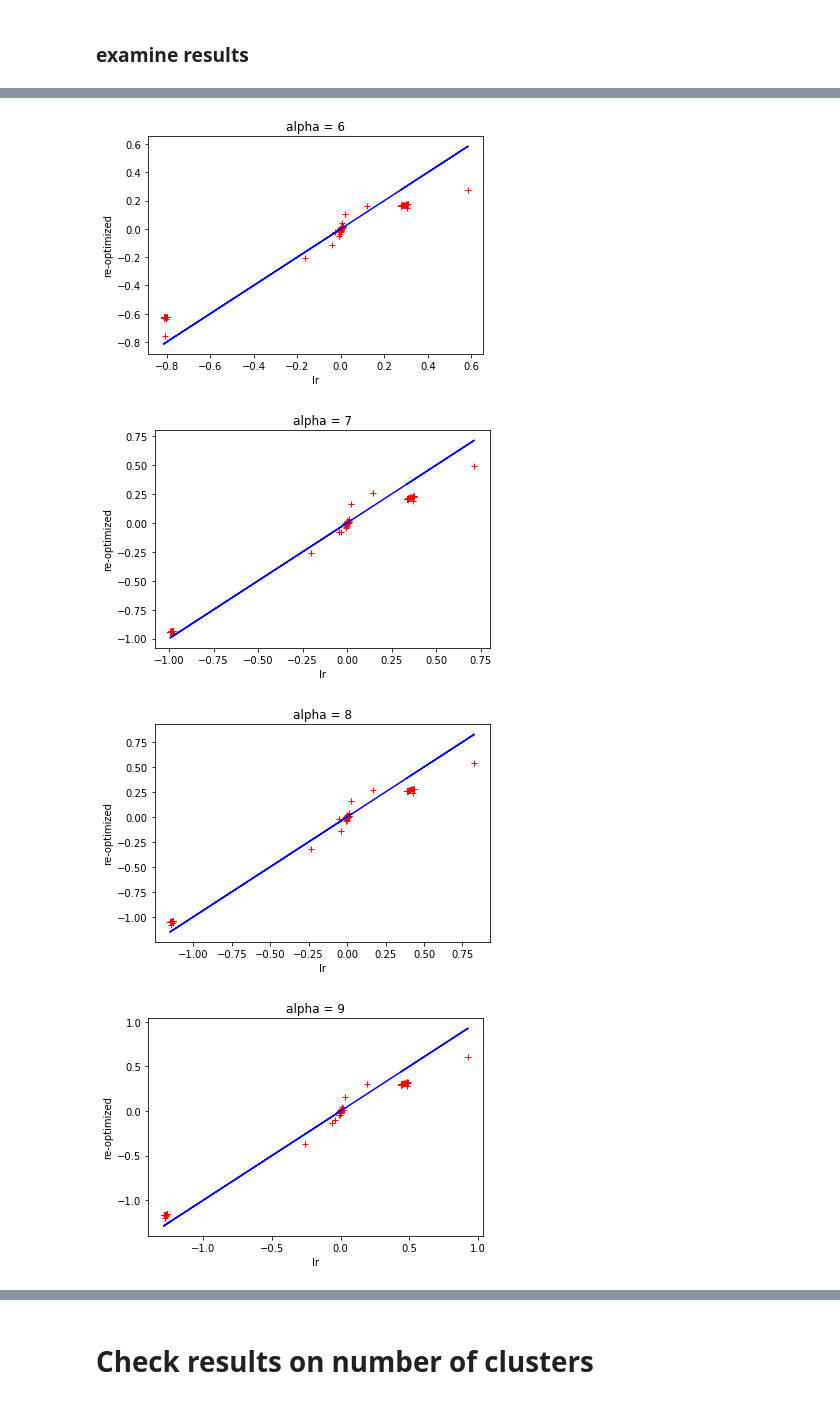
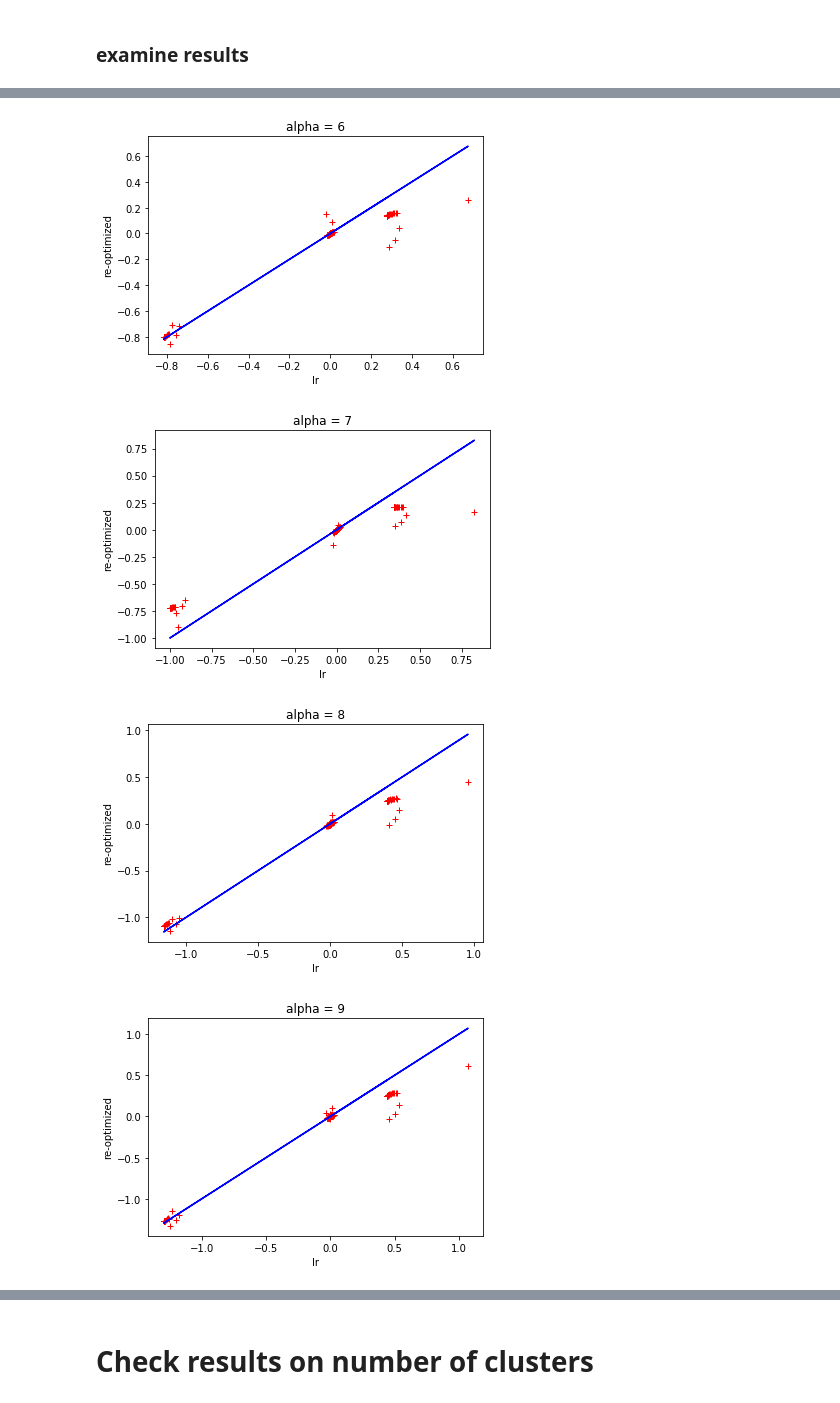
Before and after one commit to mijordan3/BNP_sensitivity, a Jupyter notebook: GMM_clustering/jupyter/parametric_sensitivity-approx_optimum.ipynb, the cells around one changed output, grey strips where cells are left out. Cells and saved outputs as stored; diff of their text form; code cells hidden in the pictures.

```diff
--- a/GMM_clustering/jupyter/parametric_sensitivity-approx_optimum.ipynb
+++ b/GMM_clustering/jupyter/parametric_sensitivity-approx_optimum.ipynb
@@ -359,7 +393,7 @@ get_loss(vb_opt_pert)
 # %%
 alpha_list = np.arange(1, 15)
 # %%
-def refit_with_alpha(alpha, vb_opt, new_init_dict, run_newton):
+def refit_with_alpha(alpha, new_init_dict):
     # sets new alpha, returns new vb optimum
 
     # set new prior
@@ -368,25 +402,12 @@ def refit_with_alpha(alpha, vb_opt, new_init_dict, run_newton):
     prior_params_pert_dict = deepcopy(prior_params_dict)
     prior_params_pert_dict['alpha'] = new_alpha
 
-    if run_newton:
+    vb_pert_dict, e_z_pert, kl_loss = cavi_lib.run_cavi(features, deepcopy(new_init_dict),
+                                            vb_params_paragami, prior_params_pert_dict,
+                                            gh_loc, gh_weights,
+                                           debug = True)
 
-        # set up new objective, with the prior changed
-        get_pert_loss = lambda x : get_vb_params_loss(features, x, prior_params_pert_dict, gh_loc, gh_weights)
-
-        # Run newton
-        vb_opt_pert = optimization_lib.optimize_full(get_pert_loss,
-                            vb_params_paragami.flatten(deepcopy(new_init_dict), free = True),
-                            bfgs_max_iter = 500, netwon_max_iter = 50,
-                            max_precondition_iter = 10,
-                            gtol=1e-8, ftol=1e-8, xtol=1e-8)
-
-    else:
-        vb_pert_dict, e_z_pert, kl_loss = cavi_lib.run_cavi(features, deepcopy(new_init_dict),
-                                                vb_params_paragami, prior_params_pert_dict,
-                                                gh_loc, gh_weights,
-                                               debug = True)
-
-        vb_opt_pert = vb_params_paragami.flatten(vb_pert_dict, free = True)
+    vb_opt_pert = vb_params_paragami.flatten(vb_pert_dict, free = True)
 
     return vb_opt_pert
 # %% [markdown]
@@ -400,6 +421,6 @@ vb_pert_list = []
 for alpha in alpha_list:
     print('\nre-optimzing with alpha = ', alpha)
 
-    vb_pert_list.append(refit_with_alpha(alpha, vb_opt, new_init_dict, run_newton))
+    vb_pert_list.append(refit_with_alpha(alpha, new_init_dict))
 # %% [output]
 re-optimzing with alpha =  1
@@ -423,6 +444,7 @@ e_z_time: 0.046sec
 ### get linear response prediction for each alpha
 # %%
 lr_list = []
+lr_list_newton = []
 
 for alpha in alpha_list:
 
@@ -432,22 +454,18 @@ for alpha in alpha_list:
     prior_params_pert_dict['alpha'] = new_alpha
 
     # get linear response
-    lr_list.append(vb_sens.predict_opt_par_from_hyper_par(
+    lr_list.append(vb_sens.evaluate_taylor_series(
         prior_params_paragami.flatten(prior_params_pert_dict, free = True)))
+
+    if continue_with_newton:
+        lr_list_newton.append(vb_sens_newton.evaluate_taylor_series(
+            prior_params_paragami.flatten(prior_params_pert_dict, free = True)))
-# %%
-### Get Newton step correction to linear response
-lr_list_corr = []
-for i in range(len(lr_list)):
-    correction = optimum_checker.correction(prior_params_paragami.flatten(
-                                            prior_params_pert_dict, free = True))
-
-    lr_list_corr.append(lr_list[i] + newton_step + correction)
 # %% [markdown]
 ### examine results
 # %%
 for i in range(len(alpha_list)):
     plt.figure()
-    print_diff_plot(lr_list[i], vb_pert_list[i], vb_opt)
+    print_diff_plot(lr_list[i], vb_pert_list[i], vb_cavi_free)
 
     plt.title('alpha = {}'.format(alpha_list[i]))
 
@@ -471,4 +489,4 @@ for i in range(len(alpha_list)):
-[figure, old version]
+[figure, new version]
-[figure, old version]
+[figure, new version]
-[figure, old version]
+[figure, new version]
-[figure, old version]
+[figure, new version]
```
Also changed, not shown: parts of 52 cells of this notebook, 4 other files.
